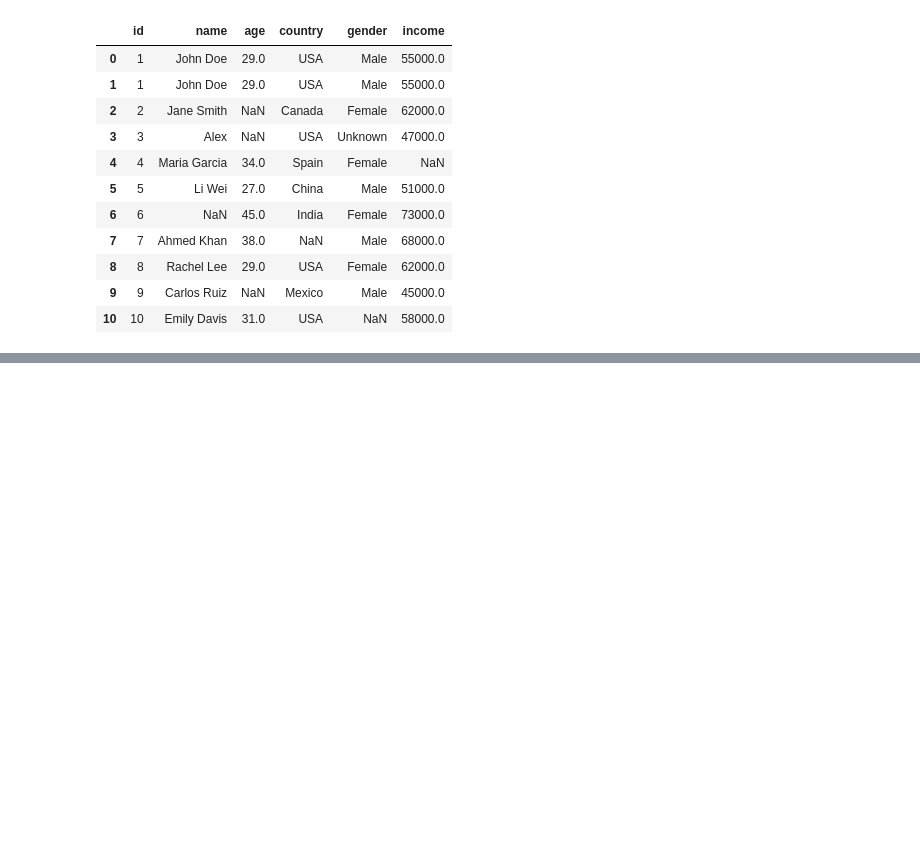
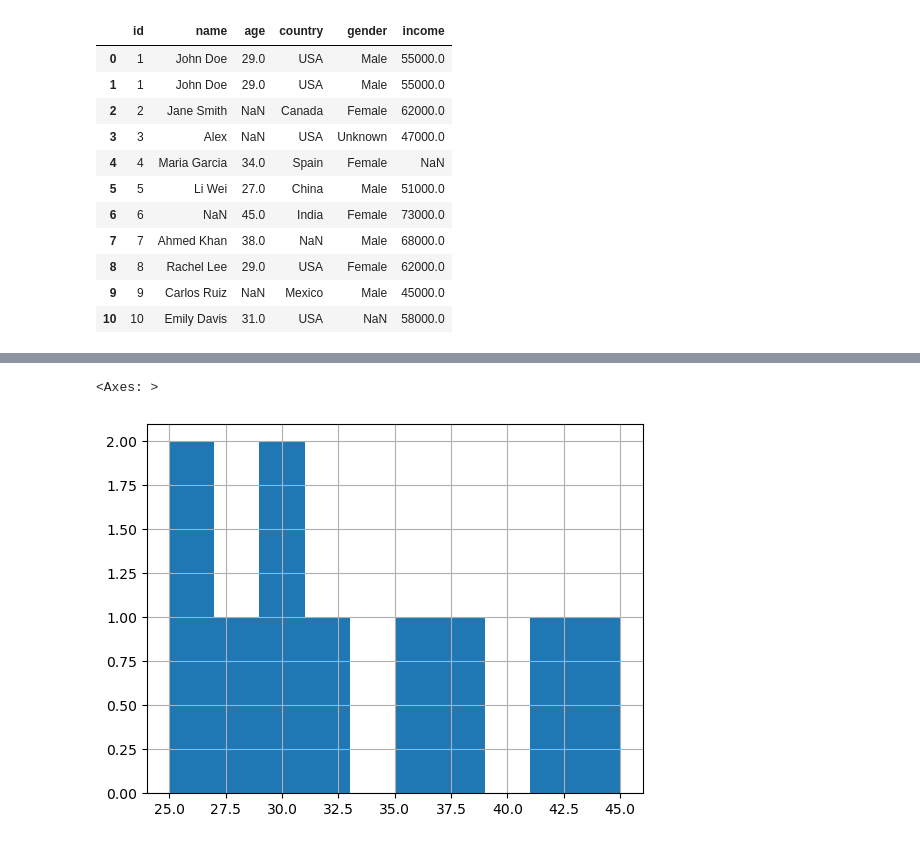
Before and after one commit to ravixpanchal/prime-batch-apna-college, a Jupyter notebook: Jupyter Lab/pandas/pandas.ipynb, the cells around one changed output, grey strips where cells are left out. Cells and saved outputs as stored; diff of their text form; code cells hidden in the pictures; blank space fills up the shorter version.

```diff
--- a/Jupyter Lab/pandas/pandas.ipynb
+++ b/Jupyter Lab/pandas/pandas.ipynb
@@ -510,0 +658,8 @@ df
+# %%
+#Basic Visualization
+df=pd.read_csv("employee_data.csv")
+
+df["Age"].hist()
+# %% [output]
+<Axes: >
+[figure, added]
```
Also changed, not shown: parts of 14 cells of this notebook, 19 other files.
